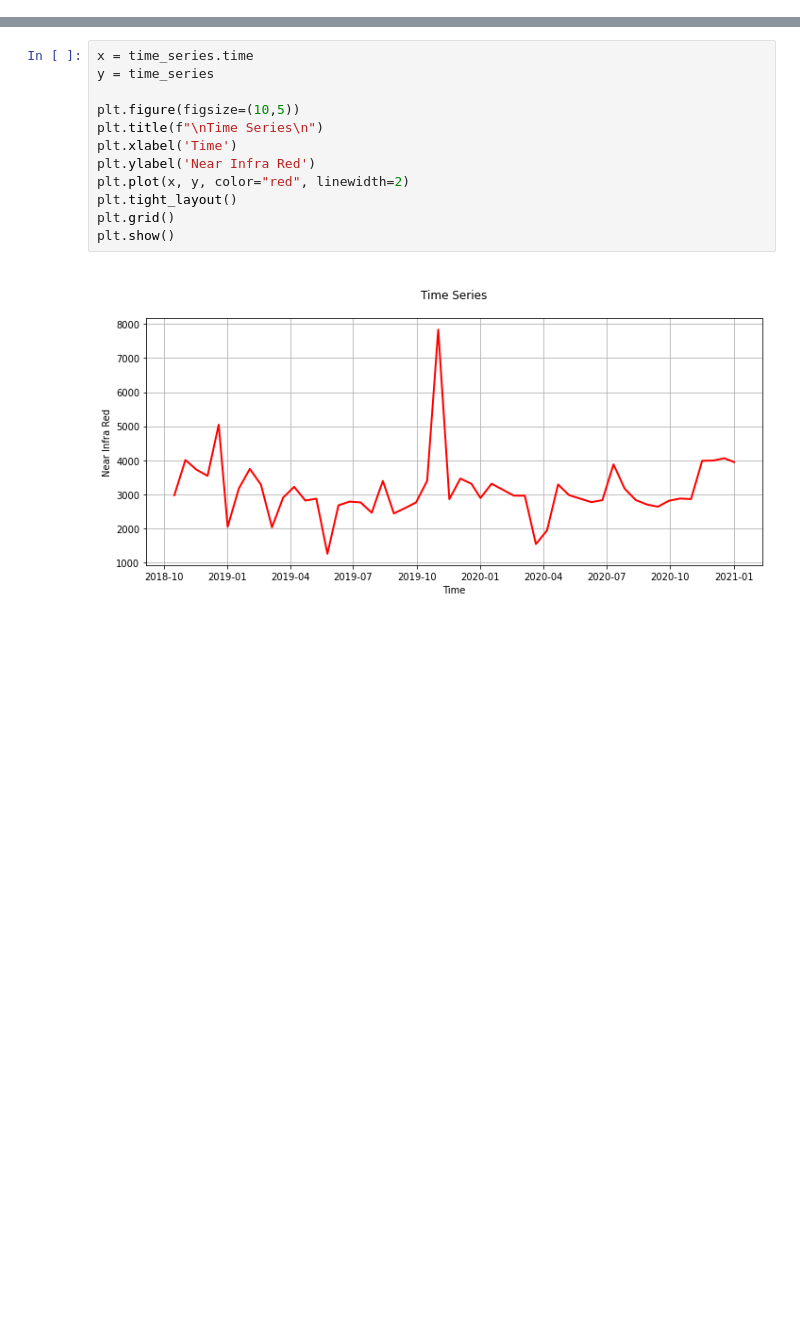
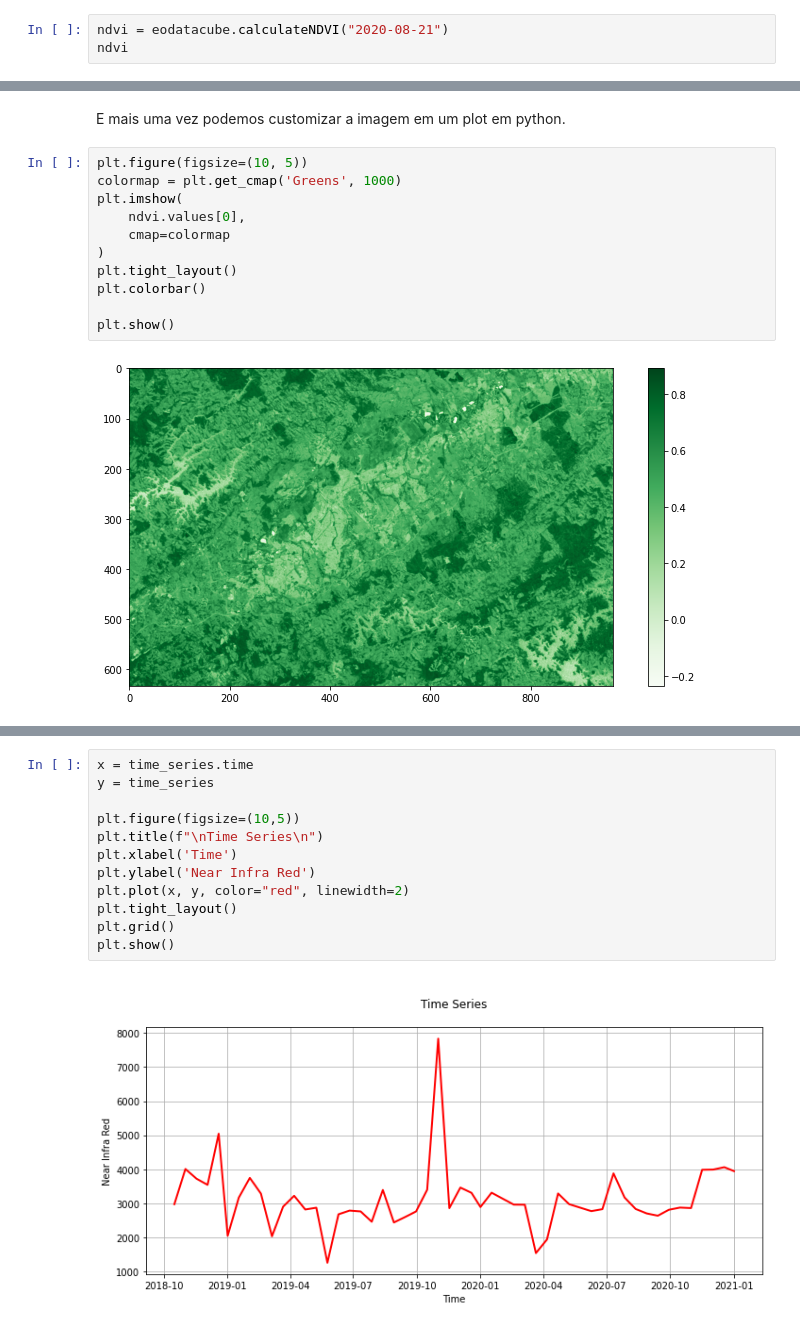
Before and after one commit to BaggioCastro/eocubes, a Jupyter notebook: help/examples/eocube_usage_example.ipynb, the cells around one changed output, grey strips where cells are left out. Saved outputs shown, nothing was run; the diff lists cells and outputs as text; blank space fills up the shorter version.

```diff
--- a/help/examples/eocube_usage_example.ipynb
+++ b/help/examples/eocube_usage_example.ipynb
@@ -46,0 +218,3 @@ interactive(children=(Dropdown(description='date', options=(datetime.datetime(20
+# %%
+ndvi = eodatacube.calculateNDVI("2020-08-21")
+ndvi
@@ -46,0 +242,15 @@ interactive(children=(Dropdown(description='date', options=(datetime.datetime(20
+# %% [markdown]
+E mais uma vez podemos customizar a imagem em um plot em python.
+# %%
+plt.figure(figsize=(10, 5))
+colormap = plt.get_cmap('Greens', 1000)
+plt.imshow(
+    ndvi.values[0],
+    cmap=colormap
+)
+plt.tight_layout()
+plt.colorbar()
+
+plt.show()
+# %% [output]
+[figure, added]
```
Also changed, not shown: parts of 31 cells of this notebook, 29 other files.
